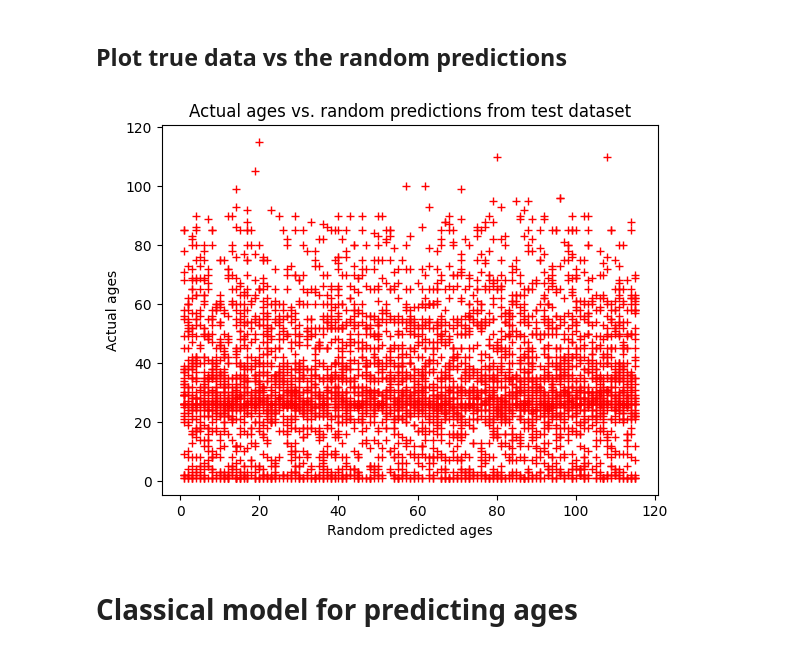
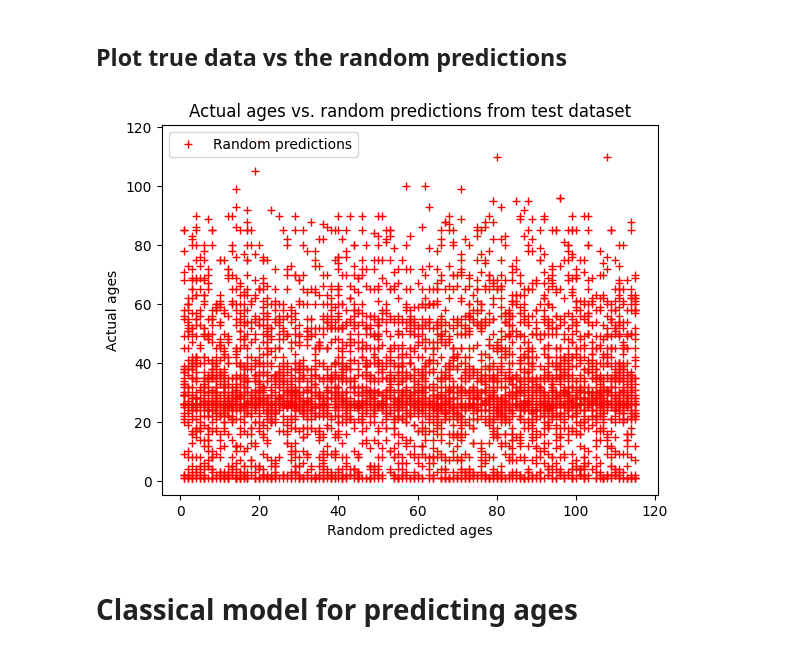
Before and after one commit to CrazyCipherGamer/ecegr4750_fall2023_singh, a Jupyter notebook: paramveer_singh/analysis.ipynb, the cells around one changed output. Cells and saved outputs as stored; diff of their text form; code cells hidden in the pictures.

Commit message:
Add legend to the graph

```diff
--- a/paramveer_singh/analysis.ipynb
+++ b/paramveer_singh/analysis.ipynb
@@ -38,11 +38,12 @@ random_pred = np.random.randint(low=min_age, high=max_age+1, size=y_test.shape)
 # %%
 plt.plot(random_pred, y_test, 'r+', label='Random predictions')
 plt.title('Actual ages vs. random predictions from test dataset')
 plt.ylabel('Actual ages')
+plt.legend()
 plt.xlabel('Random predicted ages')
 plt.show()
 # %% [output]
-[figure, old version]
+[figure, new version]
 # %% [markdown]
 # Classical model for predicting ages
 # %% [markdown]
```
